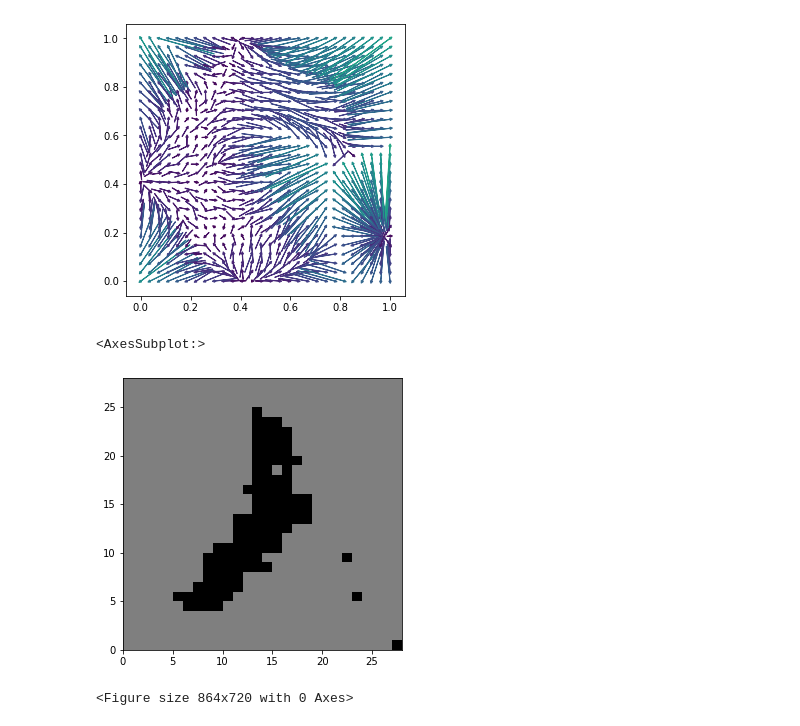
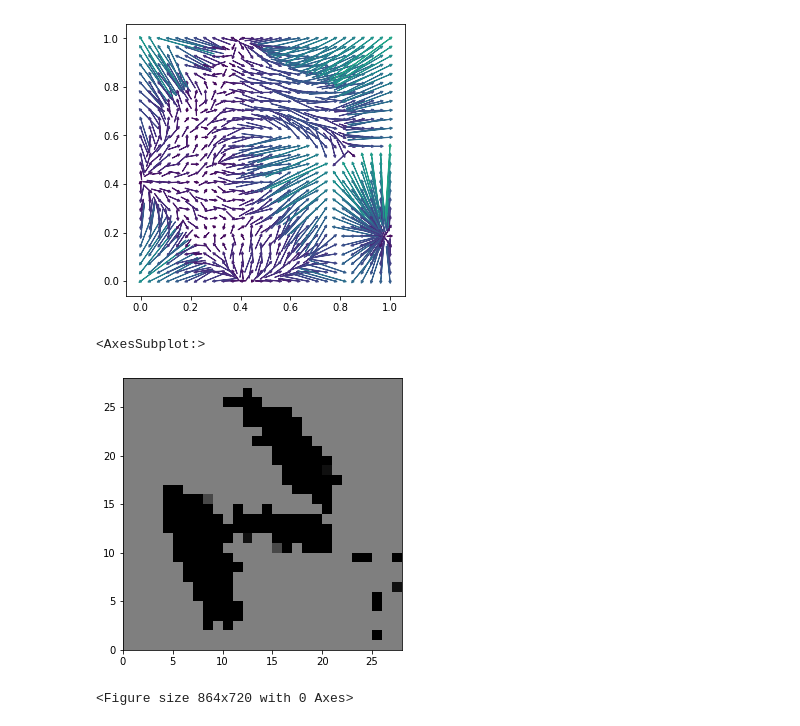
Before and after one commit to ersilia-os/griddify, a Jupyter notebook: notebooks/02_mnist_example.ipynb, the cells around one changed output. Drawn from its saved outputs; the diff is of its cells as text; code cells hidden in the pictures.

```diff
--- a/notebooks/02_mnist_example.ipynb
+++ b/notebooks/02_mnist_example.ipynb
@@ -72,10 +72,10 @@ Xi = tg.transform(x_train_flatten)
 # %%
 from griddify.plots import grid_plot
 
-grid_plot(Xi[i], cmap='gray_r')
+grid_plot(Xi[0], cmap='gray_r')
 # %% [output]
 <AxesSubplot:>
-[figure, old version]
+[figure, new version]
 # %%
 plt.figure(figsize=(12, 10))
 fig, ax_array = plt.subplots(5,5)
```
